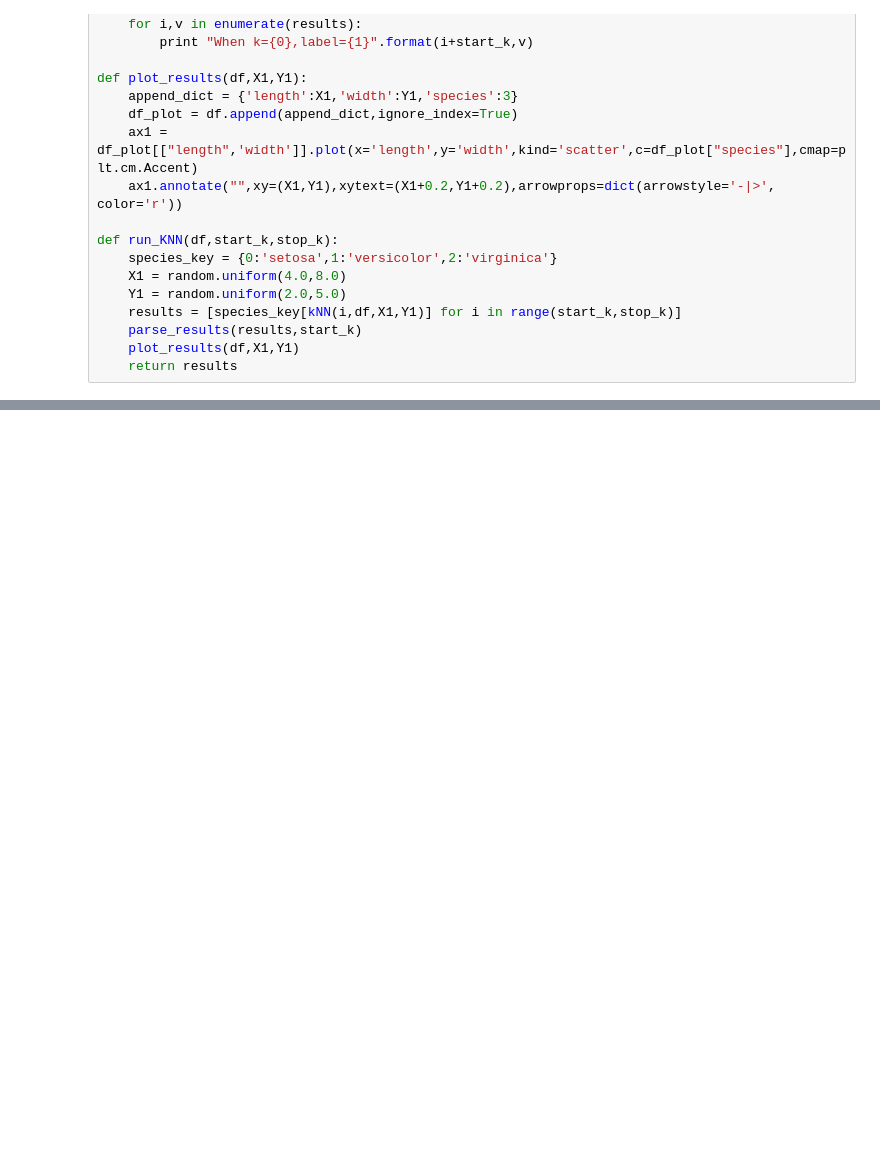
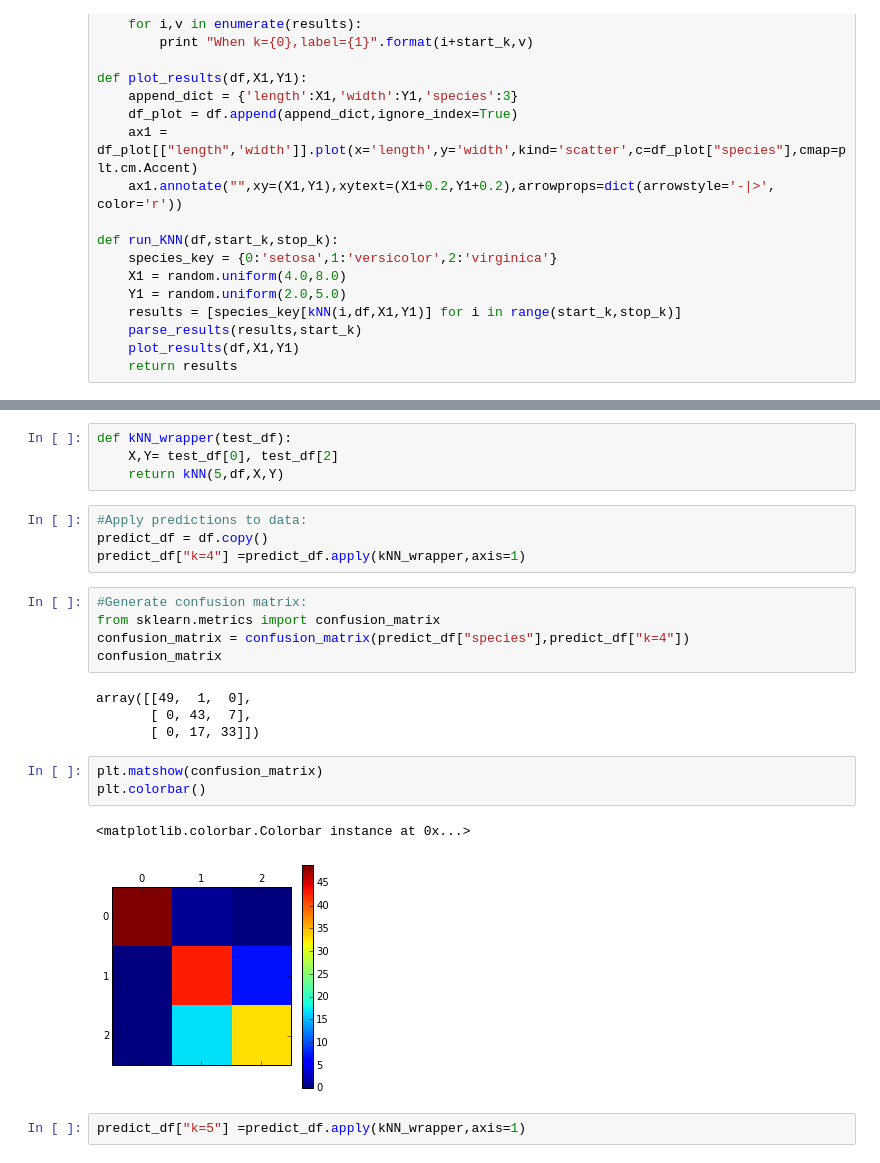
Before and after one commit to DGMichael/machine_learning, a Jupyter notebook: 2015-10-09_kNN.ipynb, the cells around one changed output, grey strips where cells are left out. Cells and saved outputs as stored; diff of their text form; blank space fills up the shorter version.

Commit message:
Generated kNN predictions for all elements@k=4

```diff
--- a/2015-10-09_kNN.ipynb
+++ b/2015-10-09_kNN.ipynb
@@ -362,0 +363,25 @@ When k=19,label=versicolor
+# %%
+def kNN_wrapper(test_df):
+    X,Y= test_df[0], test_df[2]
+    return kNN(5,df,X,Y)
+# %%
+#Apply predictions to data:
+predict_df = df.copy()
+predict_df["k=4"] =predict_df.apply(kNN_wrapper,axis=1)
+# %%
+#Generate confusion matrix:
+from sklearn.metrics import confusion_matrix
+confusion_matrix = confusion_matrix(predict_df["species"],predict_df["k=4"])
+confusion_matrix
+# %% [output]
+array([[49,  1,  0],
+       [ 0, 43,  7],
+       [ 0, 17, 33]])
+# %%
+plt.matshow(confusion_matrix)
+plt.colorbar()
+# %% [output]
+<matplotlib.colorbar.Colorbar instance at 0x...>
+[figure, added]
+# %%
+predict_df["k=5"] =predict_df.apply(kNN_wrapper,axis=1)
```
Also changed, not shown: parts of 8 cells of this notebook.
